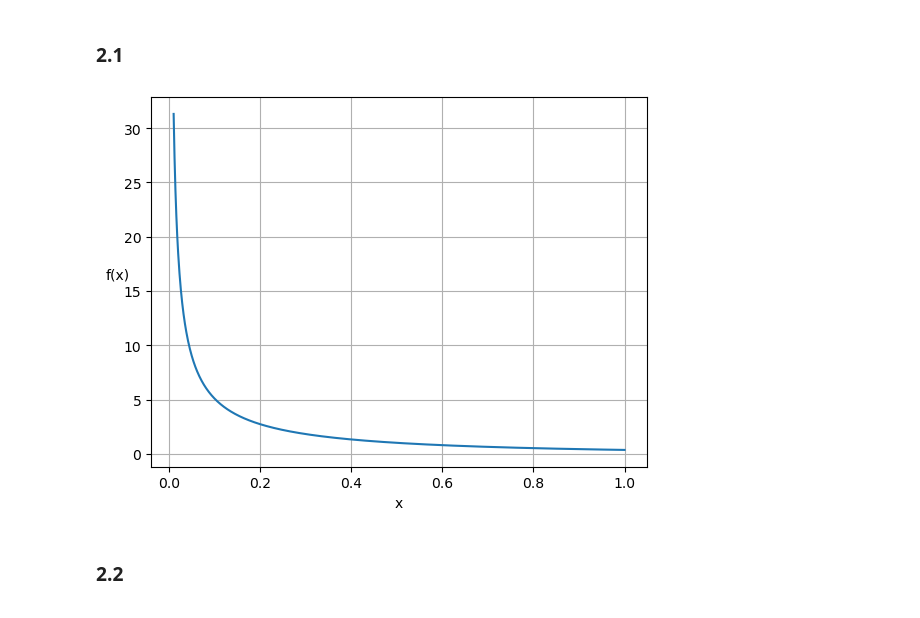
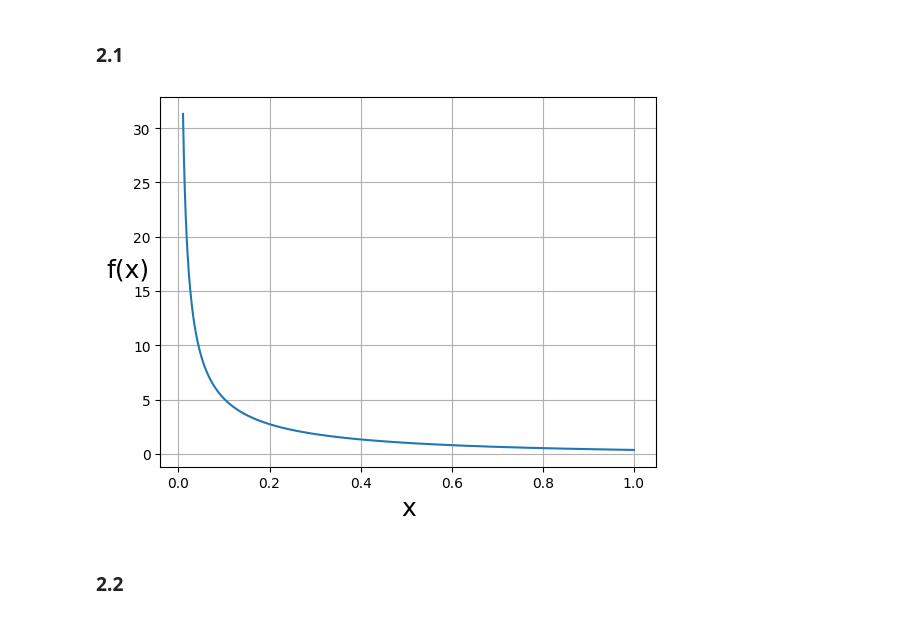
Before and after one commit to markoMedved/Mathematics2-HW, a Jupyter notebook: MCMC/solution.ipynb, the cells around one changed output. Drawn from its saved outputs; the diff is of its cells as text; code cells hidden in the pictures.

Commit message:
started report

```diff
--- a/MCMC/solution.ipynb
+++ b/MCMC/solution.ipynb
@@ -114,19 +121,0 @@ Diff: 0.0049100018161070125
-# %%
-np.random.seed(42)
-# Rejection sampling
-M = 3
-n = 11317
-
-x = np.random.uniform(a,c, size=n)
-
-u = np.random.uniform(0, M * 1 / (c -a), size=n)
-
-# Accept
-accepted = u < p(x)
-samples = x[accepted]
-
-print(np.mean(samples) - E)
-
-plt.hist(samples, bins=100, alpha=0.5, label='u samples', density=True)
-plt.plot(x_vec, vals)
-plt.show()
@@ -139,15 +147,16 @@ plt.show()
 ### 2.1
 # %%
 def integrand(x):
-    return x**(-3/4) * np.exp(-x)
+    return x**(-0.75) * np.exp(-x)
 
 x = np.linspace(1e-2,1, 1000)
 plt.plot(x, integrand(x))
-plt.xlabel("x")
-plt.ylabel("f(x)", rotation=0)
+plt.xlabel("x",fontsize=18)
+plt.ylabel("f(x)", rotation=0,fontsize=18)
 plt.grid(True)
+plt.savefig("report/figures/f.png")
 # %% [output]
-[figure, old version]
+[figure, new version]
 # %% [markdown]
 ### 2.2
 # %%
```
Also changed, not shown: parts of 10 cells of this notebook, 11 other files.
